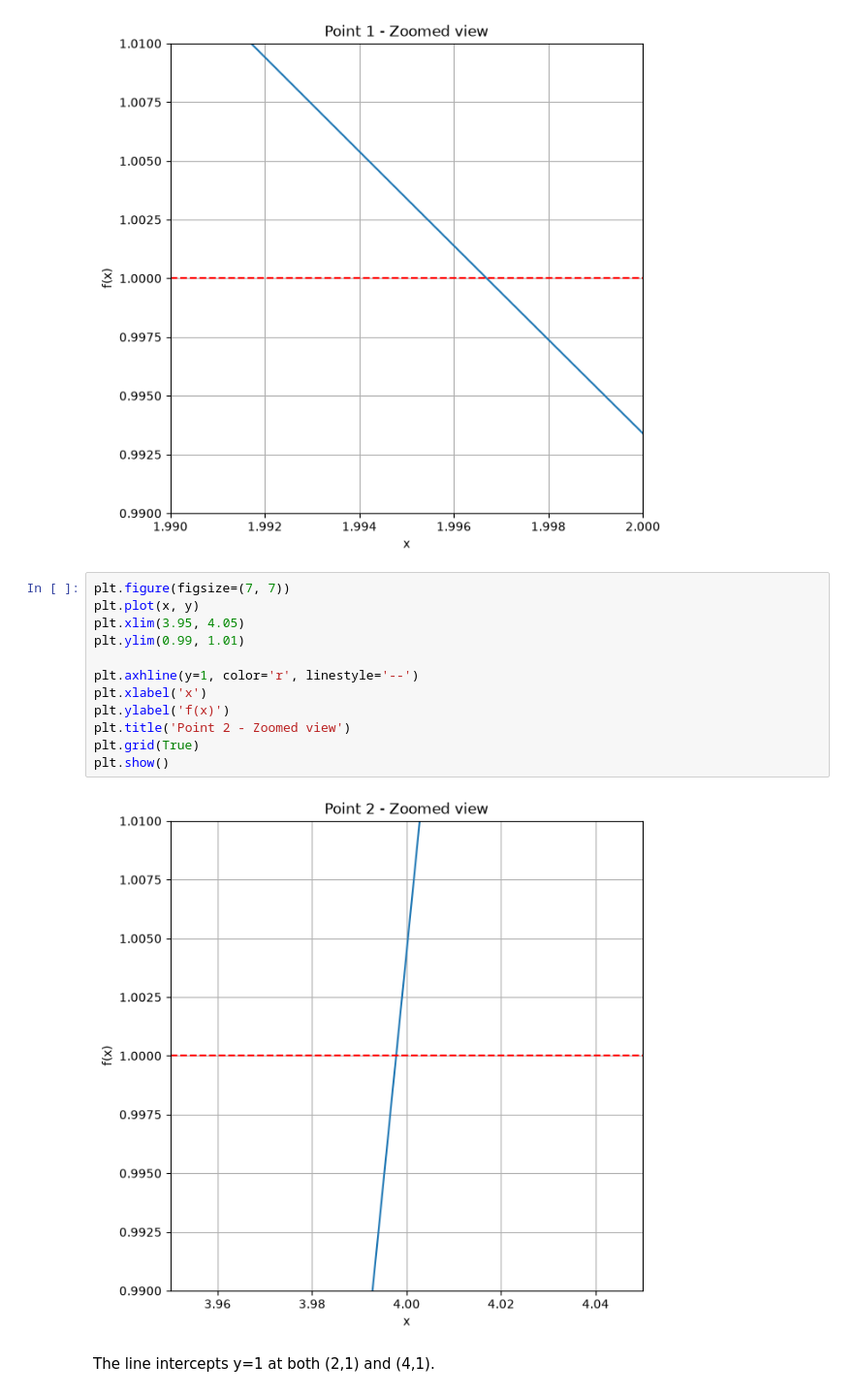
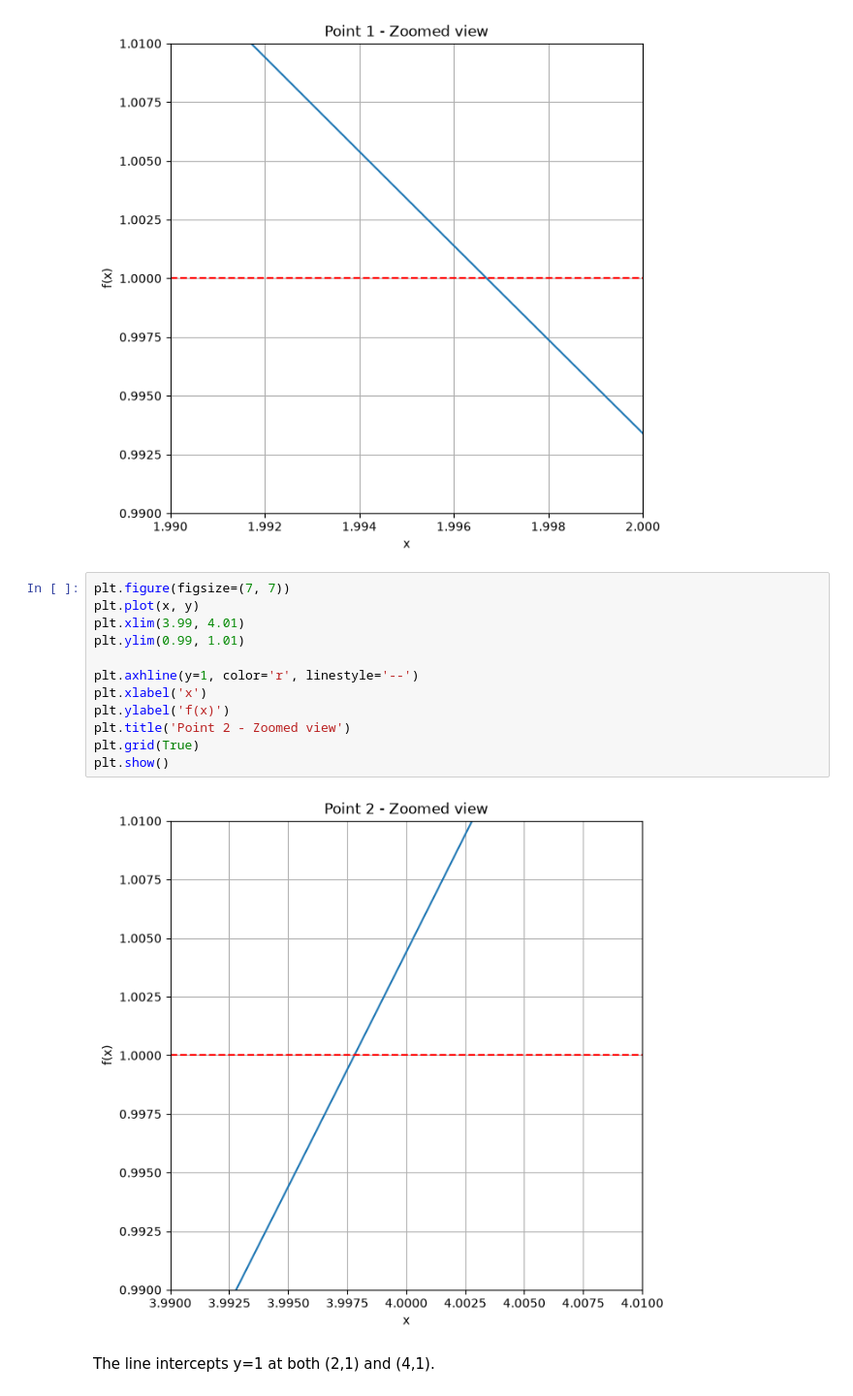
Before and after one commit to sam-henderson26/Python-Labs-1, a Jupyter notebook: Sam_Henderson_Lab1_.ipynb, the cells around one changed output. Shown at 97% size. Drawn from its saved outputs; the diff is of its cells as text.

```diff
--- a/Sam_Henderson_Lab1_.ipynb
+++ b/Sam_Henderson_Lab1_.ipynb
@@ -52,16 +52,16 @@ plt.show()
 # %%
 plt.figure(figsize=(7, 7))
 plt.plot(x, y)
-plt.xlim(3.95, 4.05)
+plt.xlim(3.99, 4.01)
 plt.ylim(0.99, 1.01)
 
 plt.axhline(y=1, color='r', linestyle='--')
 plt.xlabel('x')
 plt.ylabel('f(x)')
 plt.title('Point 2 - Zoomed view')
 plt.grid(True)
 plt.show()
 # %% [output]
-[figure, old version]
+[figure, new version]
 # %% [markdown]
 The line intercepts y=1 at both (2,1) and (4,1).
```
Also changed, not shown: parts of 1 cell of this notebook, 1 other file.
